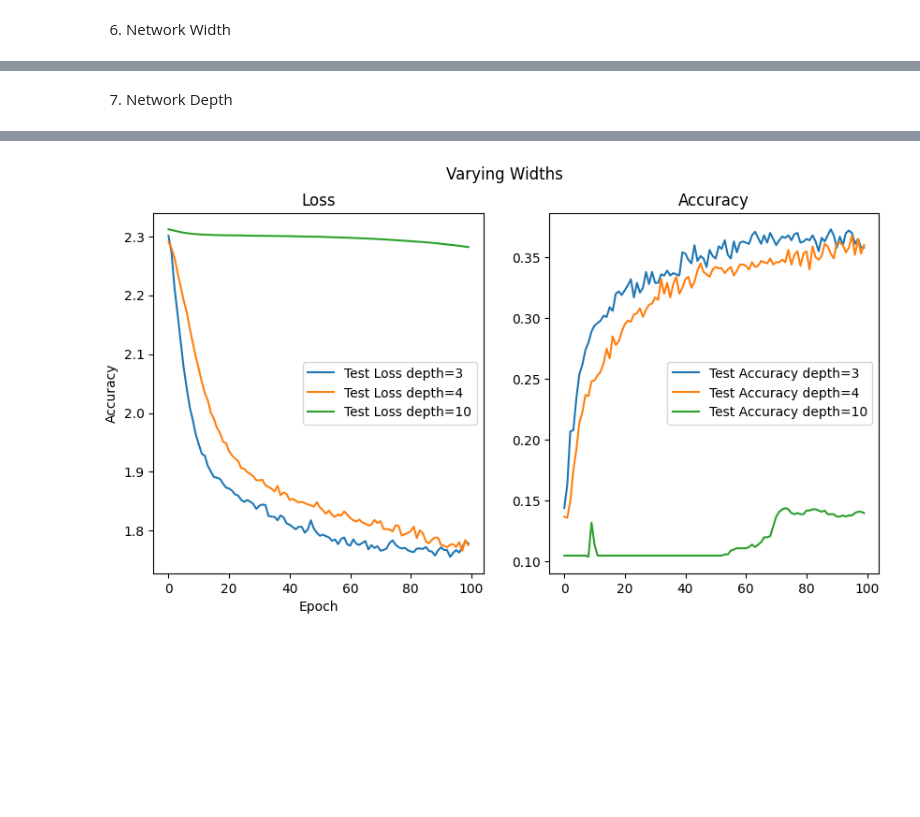
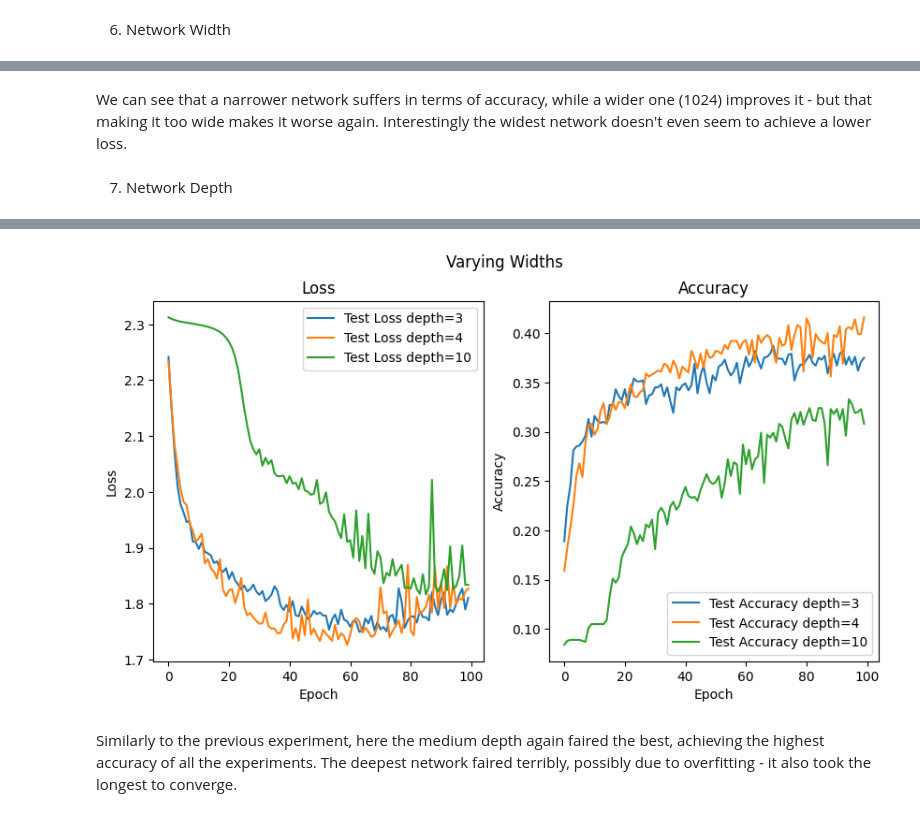
Before and after one commit to yoavgur/ml_hw, a Jupyter notebook: Deep/HW1.ipynb, the cells around one changed output, grey strips where cells are left out. Drawn from its saved outputs; the diff is of its cells as text; code cells hidden in the pictures; blank space fills up the shorter version.

```diff
--- a/Deep/HW1.ipynb
+++ b/Deep/HW1.ipynb
@@ -217,0 +251,5 @@ def grid_search_params(adam_optim=False):
+# %%
+best_params, best_acc = grid_search_params()
+
+lr, mu, std = best_params
+print(f"Best accuracy ({best_acc}) found with params: lr={lr}, mu={mu}, std={std}")
@@ -235,8 +275,8 @@ def plot_graphs(test_losses, test_accuracies, training_losses, training_accuraci
     ax[1].plot(test_accuracies, label='Test Accuracy')
     ax[1].plot(training_accuracies, label='Training Accuracy')
     ax[1].set_title('Accuracy')
-    ax[0].set_xlabel('Epoch')
-    ax[0].set_ylabel('Accuracy')
+    ax[1].set_xlabel('Epoch')
+    ax[1].set_ylabel('Accuracy')
     ax[1].legend()
 
     # Add title to the plot
@@ -244,7 +284,7 @@ def plot_graphs(test_losses, test_accuracies, training_losses, training_accuraci
 
     plt.show()
 
-lr, mu, std = (0.0001, 0.99, 0.1)
-model, test_losses, test_accuracies, training_losses, training_accuracies = train(lr, mu, std, num_ep=100, device='cpu')
+print("Training with best params found from grid search...")
+model, test_losses, test_accuracies, training_losses, training_accuracies = train(lr, mu, std, num_ep=100, device='mps')
 plot_graphs(test_losses, test_accuracies, training_losses, training_accuracies, f'Learning Rate: {lr}, Momentum: {mu}, Init Std: {std}')
 # %% [output]
@@ -310,27 +372,33 @@ plt.show()
+# %% [markdown]
+We can see that a narrower network suffers in terms of accuracy, while a wider one (1024) improves it - but that making it too wide makes it worse again. Interestingly the widest network doesn't even seem to achieve a lower loss.
 # %% [markdown]
 7. Network Depth
 # %%
-model1, test_losses1, test_accuracies1, training_losses1, training_accuracies1 = train(lr, mu, std, num_ep=100, device='cpu', width=64, depth=3)
-model2, test_losses2, test_accuracies2, training_losses2, training_accuracies2 = train(lr, mu, std, num_ep=100, device='cpu', width=64, depth=4)
-model3, test_losses3, test_accuracies3, training_losses3, training_accuracies3 = train(lr, mu, std, num_ep=100, device='cpu', width=64, depth=10)
+model1, test_losses1, test_accuracies1, training_losses1, training_accuracies1 = train(lr, mu, std, num_ep=100, device='mps', width=64, depth=3)
+model2, test_losses2, test_accuracies2, training_losses2, training_accuracies2 = train(lr, mu, std, num_ep=100, device='mps', width=64, depth=4)
+model3, test_losses3, test_accuracies3, training_losses3, training_accuracies3 = train(lr, mu, std, num_ep=100, device='mps', width=64, depth=10)
+
+print(f"Depth 3 Test Accuracy: {test_accuracies1[-1]}, Loss: {test_losses1[-1]}")
+print(f"Depth 4 Test Accuracy: {test_accuracies2[-1]}, Loss: {test_losses2[-1]}")
+print(f"Depth 10 Test Accuracy: {test_accuracies3[-1]}, Loss: {test_losses3[-1]}")
 
 # Plot training and test losses
 fig, ax = plt.subplots(1, 2, figsize=(10, 5))
-ax[0].plot(test_losses1, label=f'Test Loss depth=3')
-ax[0].plot(test_losses2, label=f'Test Loss depth=4')
-ax[0].plot(test_losses3, label=f'Test Loss depth=10')
+ax[0].plot(test_losses1, label='Test Loss depth=3')
+ax[0].plot(test_losses2, label='Test Loss depth=4')
+ax[0].plot(test_losses3, label='Test Loss depth=10')
 ax[0].set_title('Loss')
 ax[0].set_xlabel('Epoch')
 ax[0].set_ylabel('Loss')
 ax[0].legend()
 
 # Plot training and test accuracies
-ax[1].plot(test_accuracies1, label=f'Test Accuracy depth=3')
-ax[1].plot(test_accuracies2, label=f'Test Accuracy depth=4')
-ax[1].plot(test_accuracies3, label=f'Test Accuracy depth=10')
+ax[1].plot(test_accuracies1, label='Test Accuracy depth=3')
+ax[1].plot(test_accuracies2, label='Test Accuracy depth=4')
+ax[1].plot(test_accuracies3, label='Test Accuracy depth=10')
 ax[1].set_title('Accuracy')
-ax[0].set_xlabel('Epoch')
-ax[0].set_ylabel('Accuracy')
+ax[1].set_xlabel('Epoch')
+ax[1].set_ylabel('Accuracy')
 ax[1].legend()
 
 # Add title to the plot
@@ -340 +411,3 @@ plt.show()
-[figure, old version]
+[figure, new version]
+# %% [markdown]
+Similarly to the previous experiment, here the medium depth again faired the best, achieving the highest accuracy of all the experiments. The deepest network faired terribly, possibly due to overfitting - it also took the longest to converge.
```
Also changed, not shown: parts of 18 cells of this notebook.
